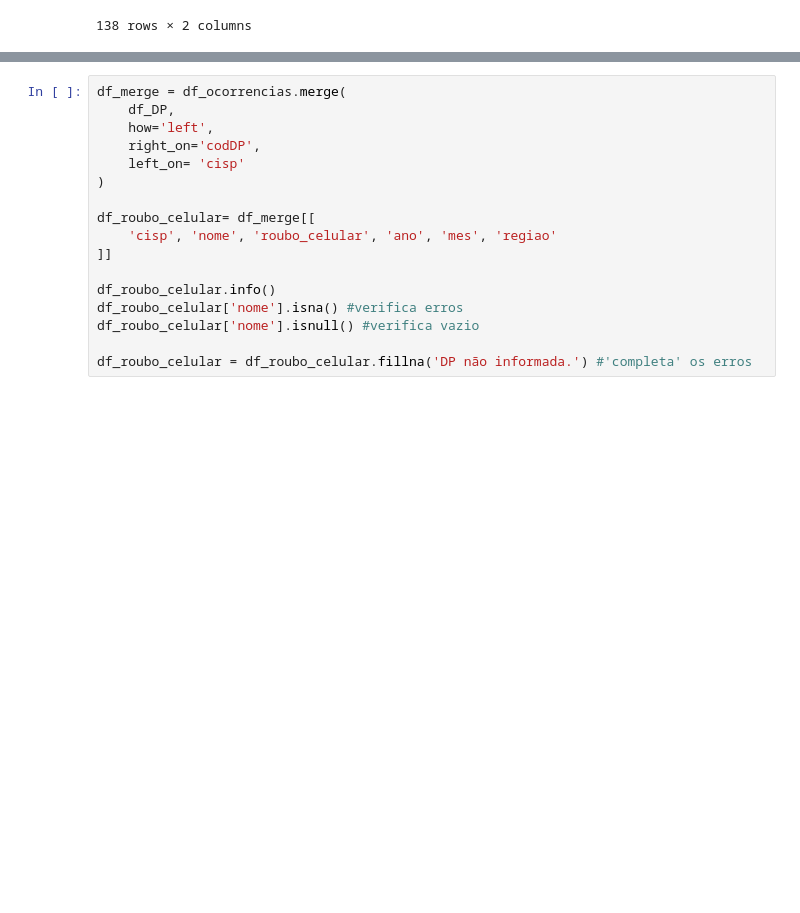
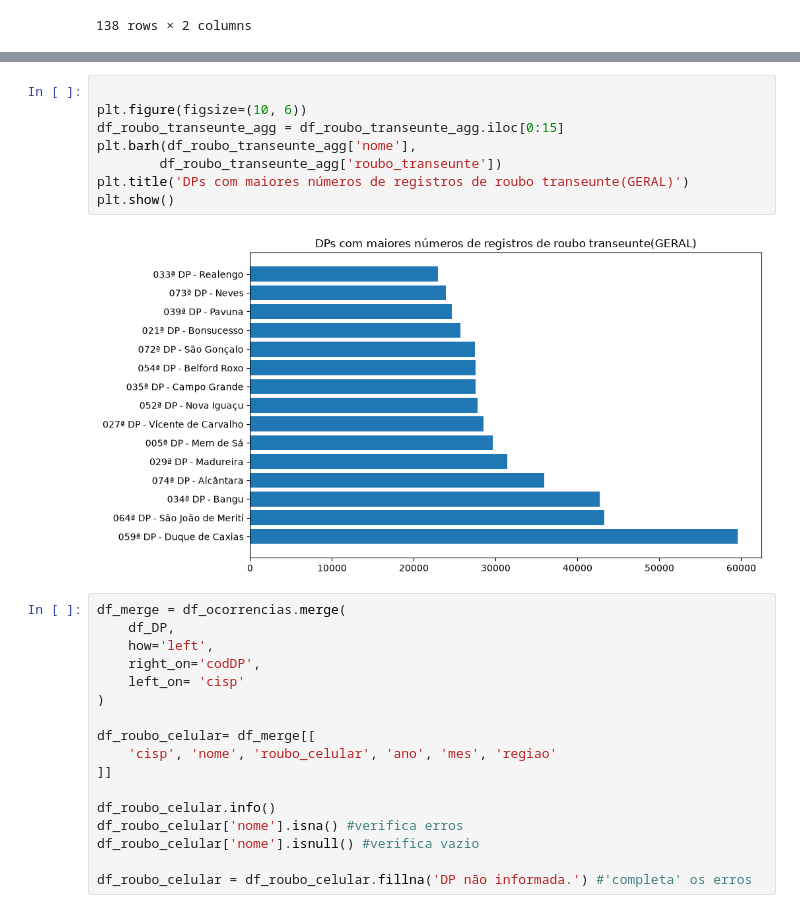
Before and after one commit to eduardacastilho/Atividade-Dados-Pandas---ipynb, a Jupyter notebook: atividade3.ipynb, the cells around one changed output, grey strips where cells are left out. Cells and saved outputs as stored; diff of their text form; blank space fills up the shorter version.

```diff
--- a/atividade3.ipynb
+++ b/atividade3.ipynb
@@ -128,3 +168,13 @@ Assimetria: 2.3693
+# %%
+
+plt.figure(figsize=(10, 6))
+df_roubo_transeunte_agg = df_roubo_transeunte_agg.iloc[0:15]
+plt.barh(df_roubo_transeunte_agg['nome'],
+        df_roubo_transeunte_agg['roubo_transeunte'])
+plt.title('DPs com maiores números de registros de roubo transeunte(GERAL)')
+plt.show()
+# %% [output]
+[figure, added]
 # %%
 df_merge = df_ocorrencias.merge(
     df_DP,
```
Also changed, not shown: parts of 11 cells of this notebook.
